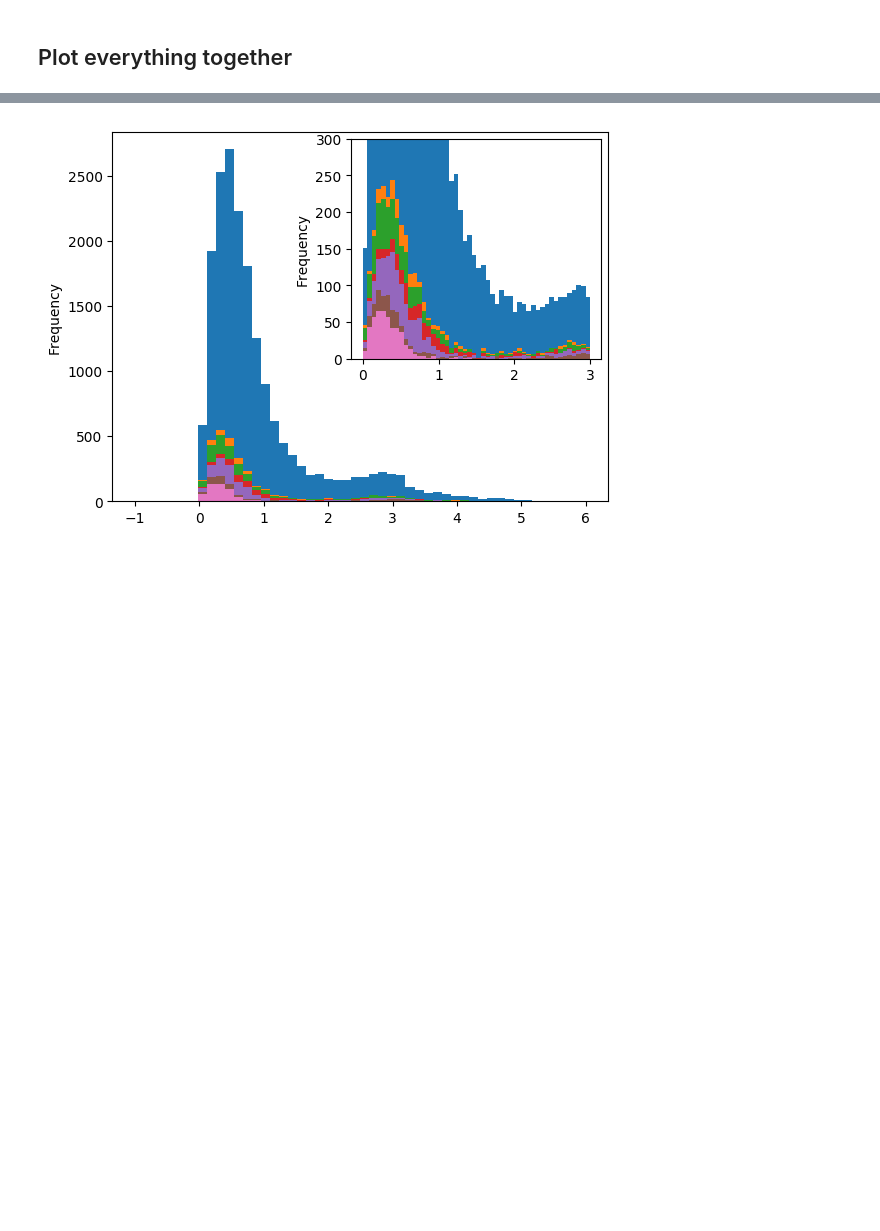
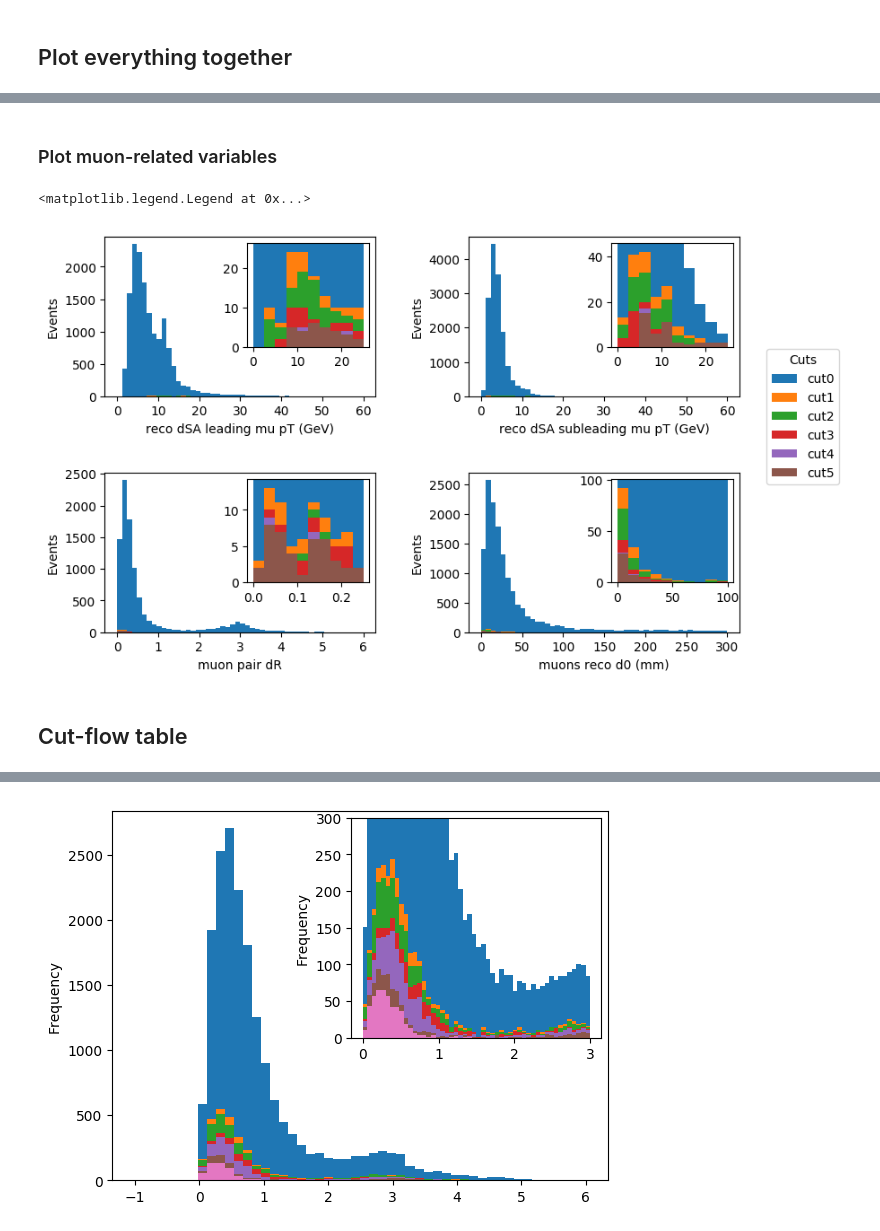
Before and after one commit to afrankenthal/iDM-analysis-plotting, a Jupyter notebook: SREffAnalysis.ipynb, the cells around one changed output, grey strips where cells are left out. Saved outputs shown, nothing was run; the diff lists cells and outputs as text; code cells hidden in the pictures; blank space fills up the shorter version.

```diff
--- a/SREffAnalysis.ipynb
+++ b/SREffAnalysis.ipynb
@@ -179,0 +172,46 @@ axes[0,1].legend(loc=(0.3,-1.5), title='Cuts')
+# %% [markdown]
+### Plot muon-related variables
+# %%
+mchi = '6p0'
+
+fig, axes = plt.subplots(2,2, figsize=(8,5))
+for row in axes:
+    for col in row:
+        col.set_ylabel('Events')
+plt.tight_layout(h_pad=4.0, w_pad=3.0)
+
+### reco dSA leading muon pT
+axes[0,0].set_xlabel('reco dSA leading mu pT (GeV)')
+data = [dfs[mchi][10][cut].query('subentry==0')['recoPt'].dropna() for cut in cuts]
+plot_full(data, axes[0,0], dict({'range':(0,60)}))
+plot_inset(data, axes[0,0], dict({'bins':10,'range':(0,25)}))
+
+### reco dSA subleading muon pT
+axes[0,1].set_xlabel('reco dSA subleading mu pT (GeV)')
+data = [dfs[mchi][10][cut].query('subentry==1')['recoPt'].dropna() for cut in cuts]
+labels = [f'cut{cut}' for cut in cuts]
+plot_full(data, axes[0,1], dict({'range':(0,60)}), labels=labels)
+plot_inset(data, axes[0,1], dict({'bins':10,'range':(0,25)}))
+
+### muon deltaR
+axes[1,0].set_xlabel('muon pair dR')
+data = [dfs[mchi][10][cut]['deltaR'].dropna() for cut in cuts]
+plot_full(data, axes[1,0], dict({'range':(0,6)}))
+plot_inset(data, axes[1,0], dict({'bins':10,'range':(0,0.25)}))
+
+### muon d0 (leading)
+axes[1,1].set_xlabel('muons reco d0 (mm)')
+data = [np.sqrt(dfs[mchi][10][cut].query('subentry==0')['recoDz'].dropna()**2 +
+                dfs[mchi][10][cut].query('subentry==0')['recoDxy'].dropna()**2) for cut in cuts]
+plot_full(data, axes[1,1], dict({'range':(0,300)}))
+# axes[1,1].set_ylim(0,1000)
+plot_inset(data, axes[1,1], dict({'range':(0,100)}))
+
+### Make and place legend w.r.t. axis[0,1] (upper right)
+axes[0,1].legend(loc=(1.1,-0.55), title='Cuts')
+# %% [output]
+<matplotlib.legend.Legend at 0x...>
+[figure, added]
+# %% [markdown]
+
+## Cut-flow table
```
Also changed, not shown: parts of 19 cells of this notebook.
